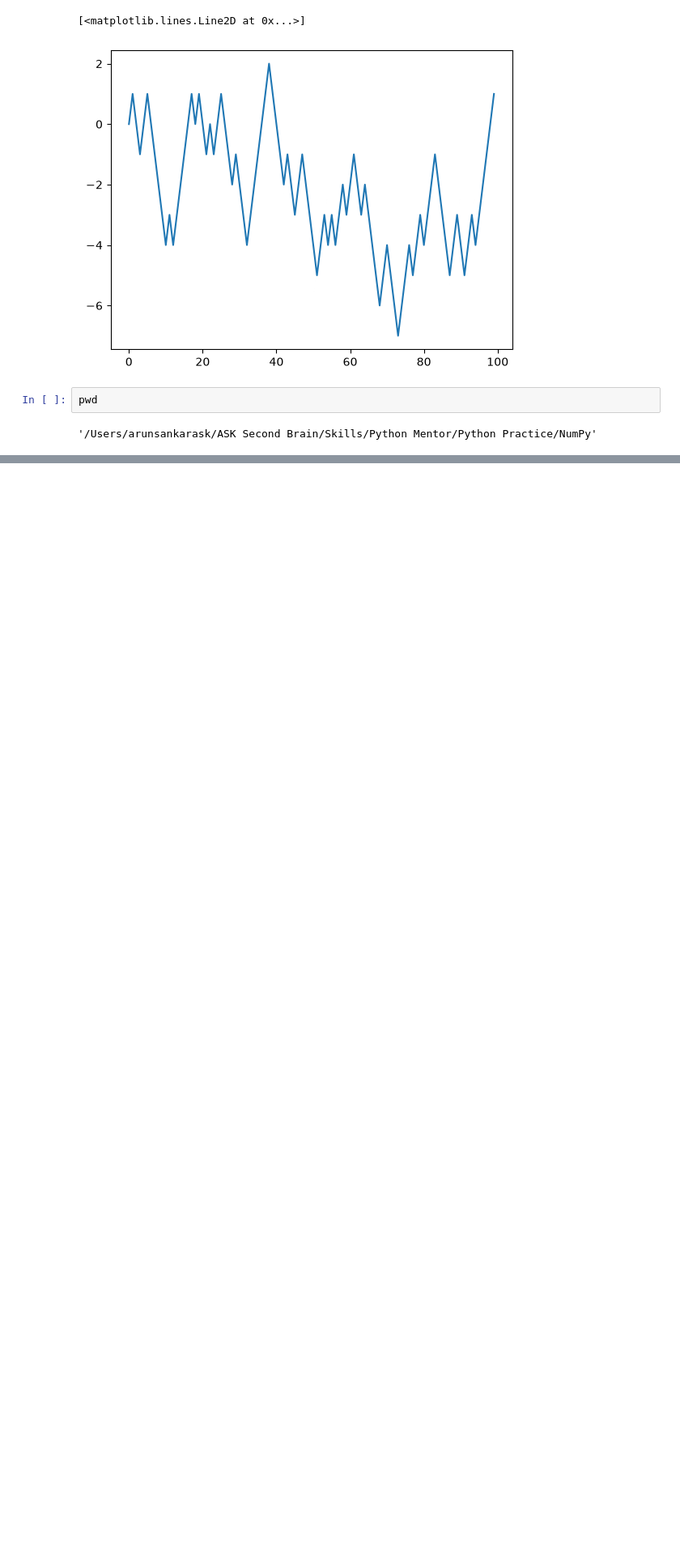
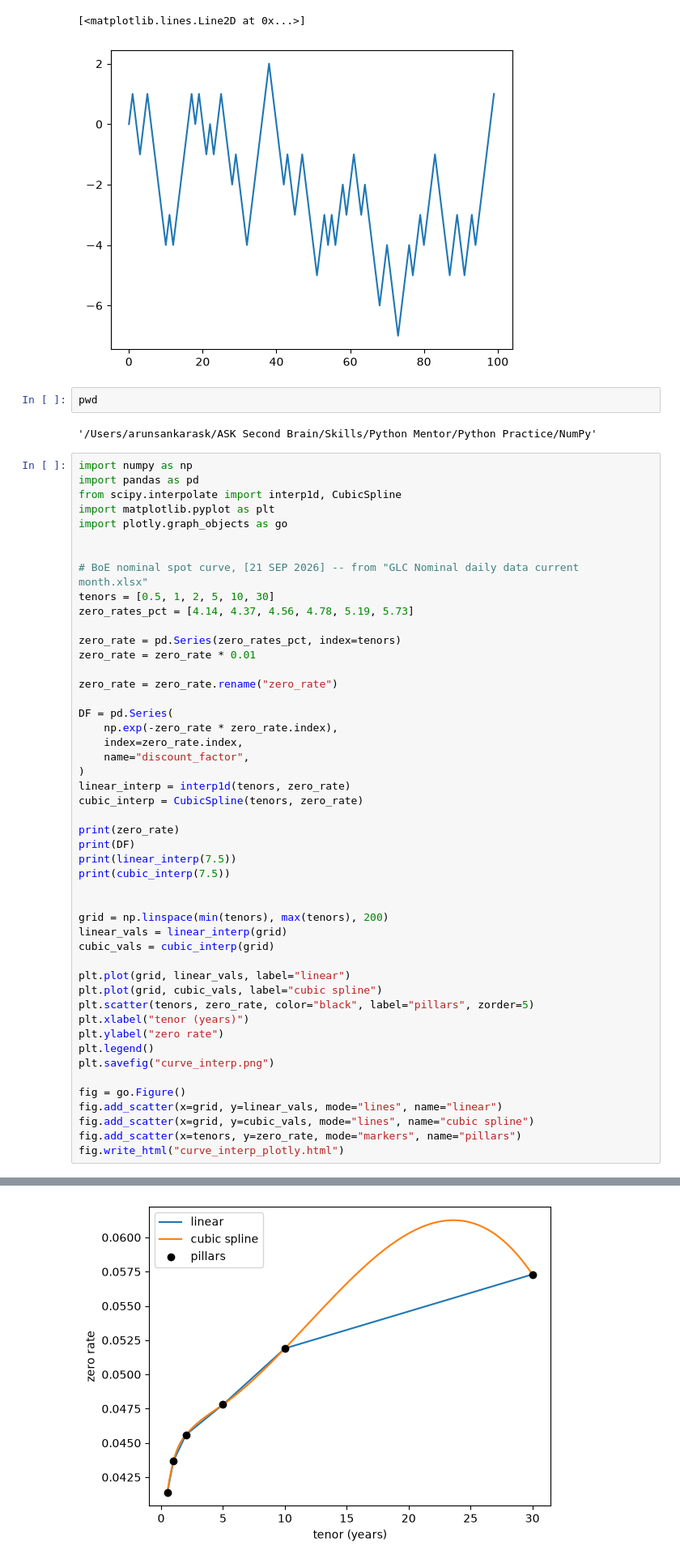
Before and after one commit to arunask09/python-mentor-practice, a Jupyter notebook: NumPy/NumPy Practice.ipynb, the cells around one changed output, grey strips where cells are left out. Shown at 81% size. Cells and saved outputs as stored; diff of their text form; blank space fills up the shorter version.

```diff
--- a/NumPy/NumPy Practice.ipynb
+++ b/NumPy/NumPy Practice.ipynb
@@ -709,3 +709,52 @@ plt.plot(walk[:100])
 pwd
 # %% [output]
 '/Users/arunsankarask/ASK Second Brain/Skills/Python Mentor/Python Practice/NumPy'
+# %%
+import numpy as np
+import pandas as pd
+from scipy.interpolate import interp1d, CubicSpline
+import matplotlib.pyplot as plt
+import plotly.graph_objects as go
+
+
+# BoE nominal spot curve, [21 SEP 2026] -- from "GLC Nominal daily data current month.xlsx"
+tenors = [0.5, 1, 2, 5, 10, 30]
+zero_rates_pct = [4.14, 4.37, 4.56, 4.78, 5.19, 5.73]
+
+zero_rate = pd.Series(zero_rates_pct, index=tenors)
+zero_rate = zero_rate * 0.01
+
+zero_rate = zero_rate.rename("zero_rate")
+
+DF = pd.Series(
+    np.exp(-zero_rate * zero_rate.index),
+    index=zero_rate.index,
+    name="discount_factor",
+)
+linear_interp = interp1d(tenors, zero_rate)
+cubic_interp = CubicSpline(tenors, zero_rate)
+
+print(zero_rate)
+print(DF)
+print(linear_interp(7.5))
+print(cubic_interp(7.5))
+
+
+grid = np.linspace(min(tenors), max(tenors), 200)
+linear_vals = linear_interp(grid)
+cubic_vals = cubic_interp(grid)
+
+plt.plot(grid, linear_vals, label="linear")
+plt.plot(grid, cubic_vals, label="cubic spline")
+plt.scatter(tenors, zero_rate, color="black", label="pillars", zorder=5)
+plt.xlabel("tenor (years)")
+plt.ylabel("zero rate")
+plt.legend()
+plt.savefig("curve_interp.png")
+
+fig = go.Figure()
+fig.add_scatter(x=grid, y=linear_vals, mode="lines", name="linear")
+fig.add_scatter(x=grid, y=cubic_vals, mode="lines", name="cubic spline")
+fig.add_scatter(x=tenors, y=zero_rate, mode="markers", name="pillars")
+fig.write_html("curve_interp_plotly.html")
+# %% [output]
@@ -711,0 +777 @@ pwd
+[figure, added]
```
Also changed, not shown: parts of 1 cell of this notebook, 3 other files.
